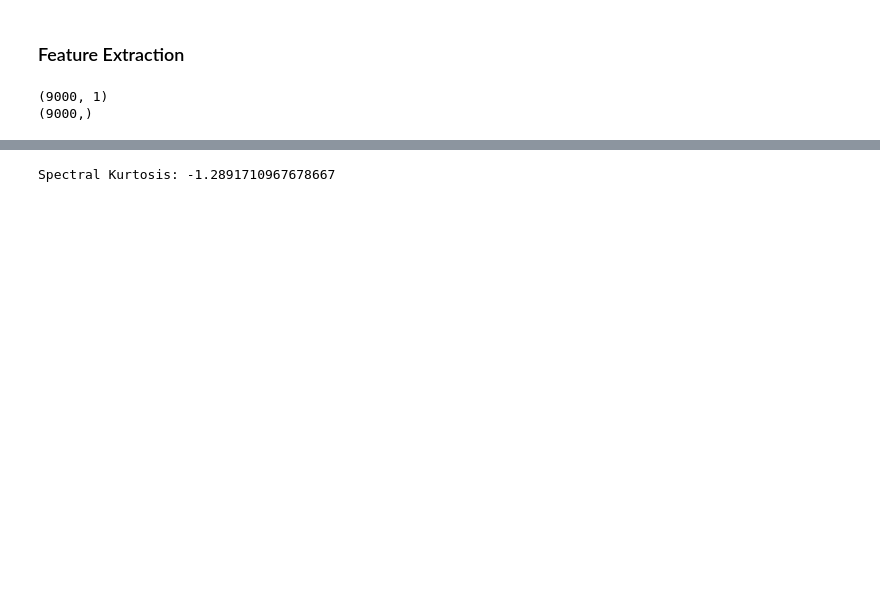
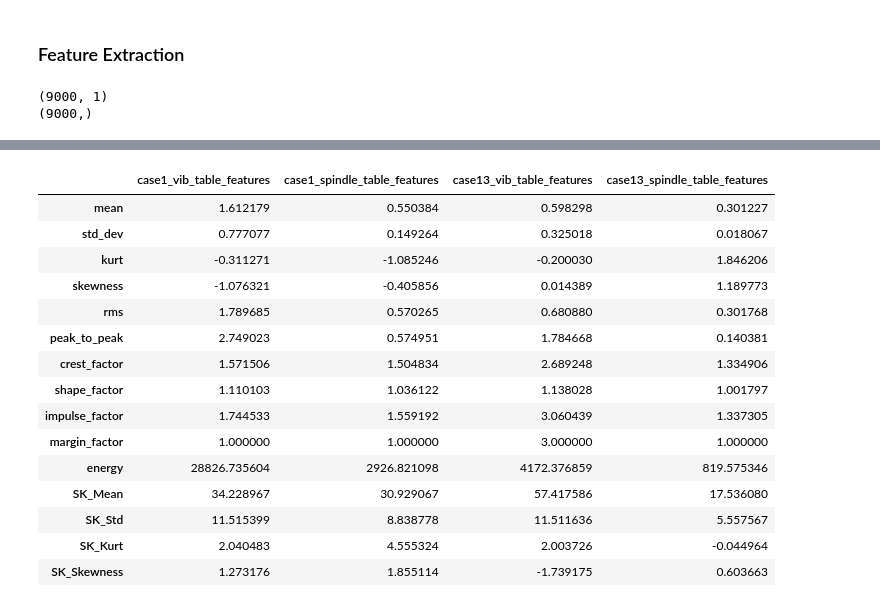
Before and after one commit to Subhigupta/Anomaly-Detection-NASA-Milling-Dataset, a Jupyter notebook: Exploring_dataset.ipynb, the cells around one changed output, grey strips where cells are left out. Drawn from its saved outputs; the diff is of its cells as text; code cells hidden in the pictures; blank space fills up the shorter version.

Commit message:
Extracted time domain and frequency domain features

```diff
--- a/Exploring dataset.ipynb
+++ b/Exploring_dataset.ipynb
@@ -302,7 +323,11 @@ vib_spindle_case1_run1=mill_data[0,indexes_case1[0]]['vib_spindle']
 # %%
 print(vib_table_case1_run1.shape)
 vib_table_case1_run1_array=vib_table_case1_run1.flatten()
+vib_spindle_case1_run1_array=vib_spindle_case1_run1.flatten()
 print(vib_table_case1_run1_array.shape)
+
+vib_table_case13_run1_array=vib_table_case13_run1.flatten()
+vib_spindle_case13_run1_array=vib_spindle_case13_run1.flatten()
 # %% [output]
 (9000, 1)
 (9000,)
@@ -309 +441,25 @@ print(vib_table_case1_run1_array.shape)
+# %%
+features_dict={'case1_vib_table_features':features_dict['case1']['case1_vib_table'],
+               'case1_spindle_table_features':features_dict['case1']['case1_vib_spindle'],
+               'case13_vib_table_features':features_dict['case13']['case13_vib_table'],
+               'case13_spindle_table_features':features_dict['case13']['case13_vib_spindle']}
+features_data=pd.DataFrame(features_dict)
+features_data
+# %% [output]
+|  | case1_vib_table_features | case1_spindle_table_features | case13_vib_table_features | case13_spindle_table_features |
+| mean | 1.612179 | 0.550384 | 0.598298 | 0.301227 |
+| std_dev | 0.777077 | 0.149264 | 0.325018 | 0.018067 |
+| kurt | -0.311271 | -1.085246 | -0.200030 | 1.846206 |
+| skewness | -1.076321 | -0.405856 | 0.014389 | 1.189773 |
+| rms | 1.789685 | 0.570265 | 0.680880 | 0.301768 |
+| peak_to_peak | 2.749023 | 0.574951 | 1.784668 | 0.140381 |
+| crest_factor | 1.571506 | 1.504834 | 2.689248 | 1.334906 |
+| shape_factor | 1.110103 | 1.036122 | 1.138028 | 1.001797 |
+| impulse_factor | 1.744533 | 1.559192 | 3.060439 | 1.337305 |
+| margin_factor | 1.000000 | 1.000000 | 3.000000 | 1.000000 |
+| energy | 28826.735604 | 2926.821098 | 4172.376859 | 819.575346 |
+| SK_Mean | 34.228967 | 30.929067 | 57.417586 | 17.536080 |
+| SK_Std | 11.515399 | 8.838778 | 11.511636 | 5.557567 |
+| SK_Kurt | 2.040483 | 4.555324 | 2.003726 | -0.044964 |
+| SK_Skewness | 1.273176 | 1.855114 | -1.739175 | 0.603663 |
 # %%
@@ -322,29 +477,0 @@ case1_dict['energy']=np.sum(vib_table_case1_run1_array**2)
-# %%
-#calculate frequency domain features for case1_run1
-import numpy as np
-from scipy.signal import welch
-
-def spectral_kurtosis(signal, fs):
-    # Estimate Power Spectral Density using Welch's method
-    f, Pxx = welch(signal, fs=fs, nperseg=256)  # Adjust nperseg as needed
-
-    # Normalize the PSD
-    Pxx_norm = Pxx / np.sum(Pxx)
-
-    # Calculate the kurtosis
-    spectral_kurtosis = np.sum((f - np.mean(f))**4 * Pxx_norm) / np.sum((f - np.mean(f))**2 * Pxx_norm)**2 - 3
-
-    return spectral_kurtosis
-
-# Example usage:
-# Generate example signal (replace this with your signal)
-signal = vib_table_case1_run1_array
-
-# Sample rate
-fs = 1000  # Hz
-
-# Calculate spectral kurtosis
-sk = spectral_kurtosis(signal, fs)
-print("Spectral Kurtosis:", sk)
-# %% [output]
-Spectral Kurtosis: -1.2891710967678667
```
Also changed, not shown: parts of 15 cells of this notebook, 8 other files.
